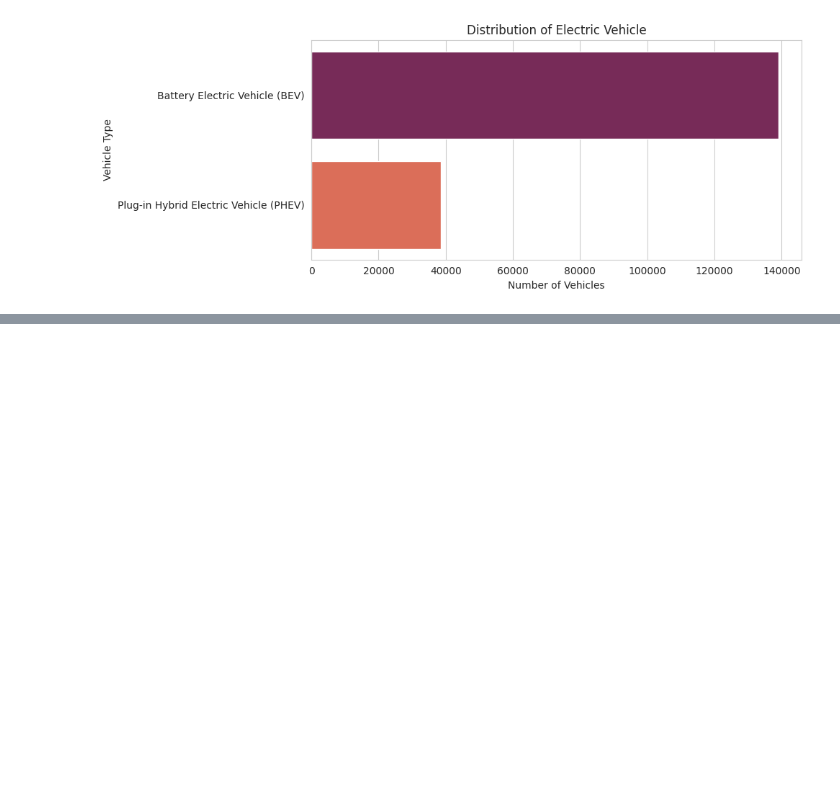
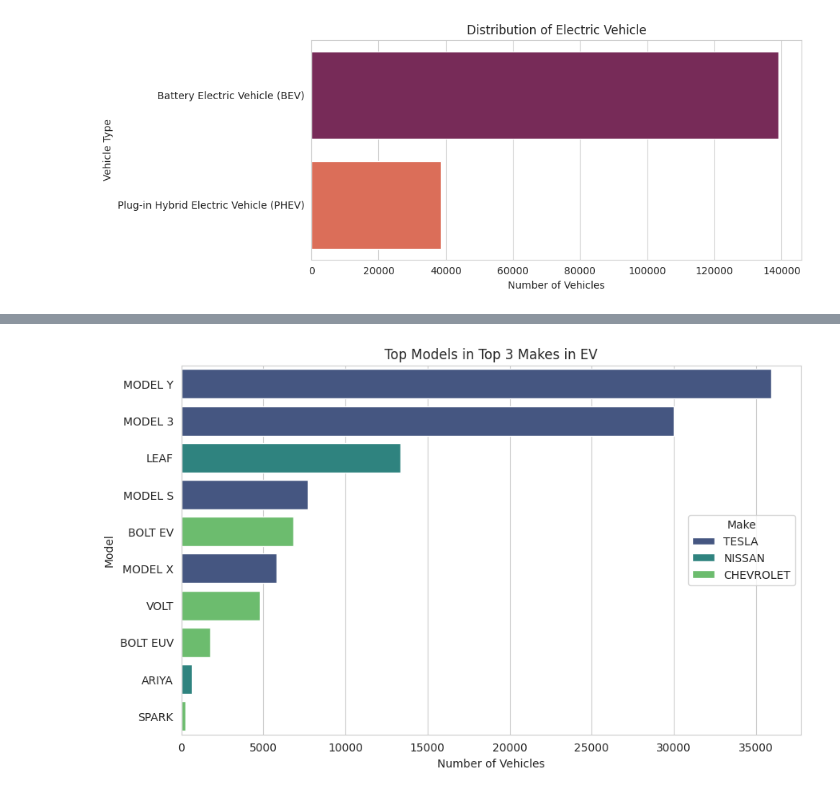
Before and after one commit to KrishKanojia/Data-Science-Practice, a Jupyter notebook: Electric_Vehicles_Market_Size_Analysis.ipynb, the cells around one changed output, grey strips where cells are left out. Drawn from its saved outputs; the diff is of its cells as text; code cells hidden in the pictures; blank space fills up the shorter version.

```diff
--- a/Electric_Vehicles_Market_Size_Analysis.ipynb
+++ b/Electric_Vehicles_Market_Size_Analysis.ipynb
@@ -120,0 +130,4 @@ plt.show()
+# %%
+ev_make_distribution = df.groupby(by=['Make']).size().to_frame(name='Number of Vehicles').sort_values(by="Number of Vehicles", ascending=False)
+ev_make_distribution = ev_make_distribution.head(10)
+ev_make_distribution
@@ -120,0 +156,19 @@ plt.show()
+# %%
+# Filter Top 3 Maker of EV
+top_ev_make = ev_make_distribution.head(3).index
+top_ev_model_by_make = df[df['Make'].isin(top_ev_make)]
+
+# Filter top 10 Make and Model by grouping
+top_ev_model_by_make_distribution = top_ev_model_by_make.groupby(by=['Make', 'Model']).size().to_frame(name='Number of Vehicles').reset_index()
+top_ev_model_by_make_distribution.sort_values(by="Number of Vehicles", ascending=False, inplace=True)
+top_ev_model_by_make_distribution
+
+plt.figure(figsize=(10, 6))
+sns.barplot(x='Number of Vehicles', y='Model', hue="Make", data=top_ev_model_by_make_distribution.head(10), palette="viridis")
+plt.xlabel("Number of Vehicles")
+plt.ylabel("Model")
+plt.legend(title="Make", loc="center right")
+plt.title("Top Models in Top 3 Makes in EV")
+plt.show()
+# %% [output]
+[figure, added]
```
Also changed, not shown: parts of 6 cells of this notebook.
